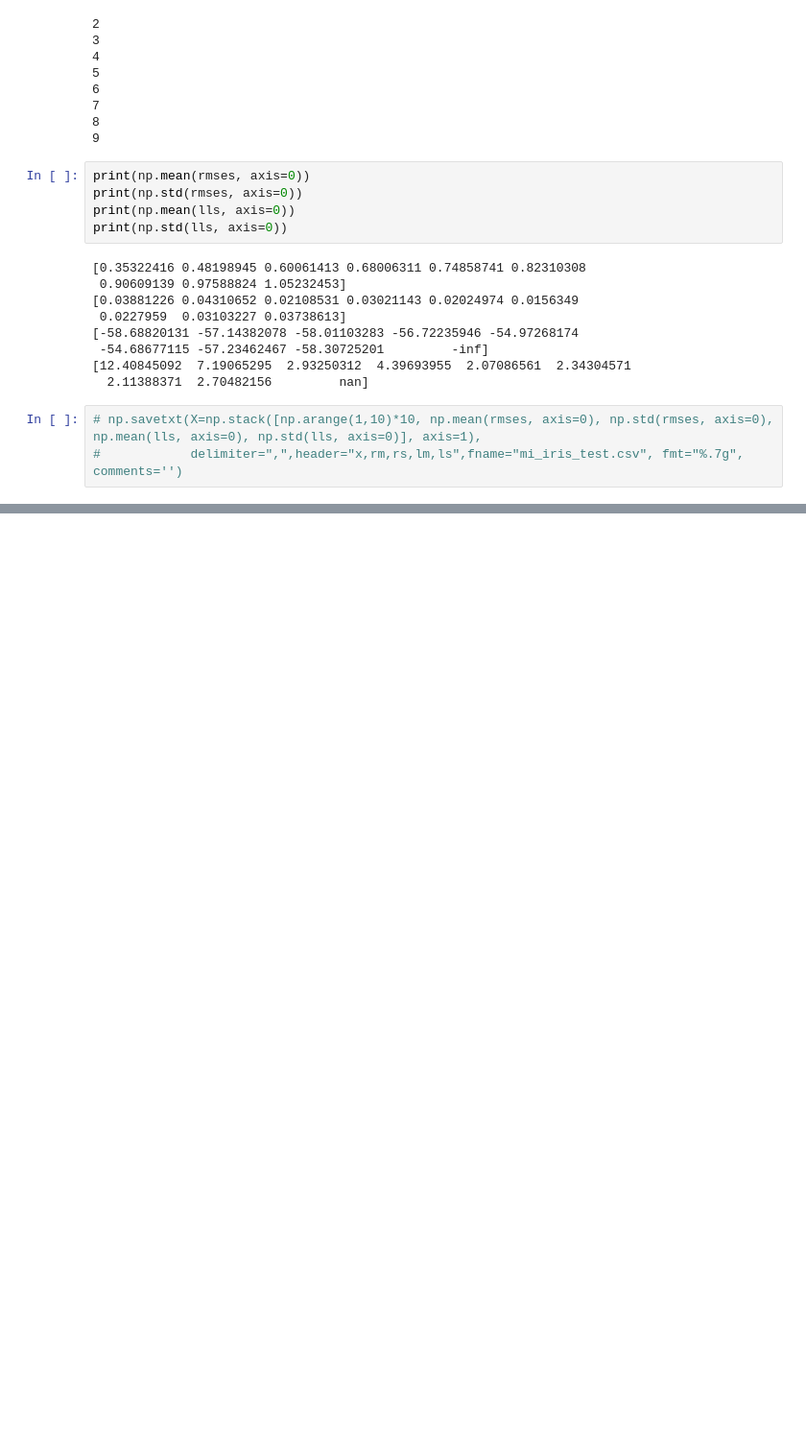
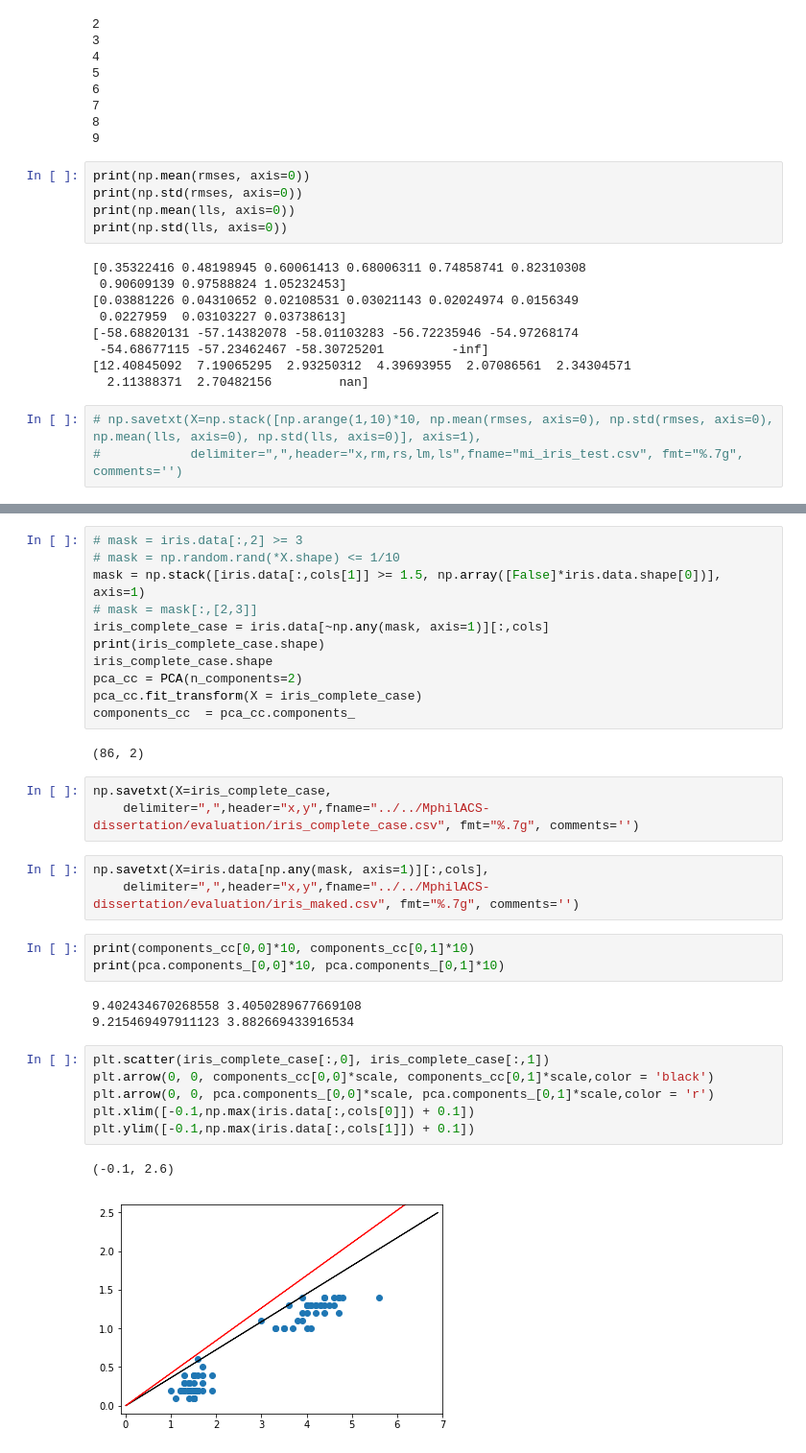
Before and after one commit to JamesAllingham/AutoImpute, a Jupyter notebook: investigations/Analyses for dissertation.ipynb, the cells around one changed output, grey strips where cells are left out. Shown at 96% size. Saved outputs shown, nothing was run; the diff lists cells and outputs as text; blank space fills up the shorter version.

```diff
--- a/investigations/Analyses for dissertation.ipynb
+++ b/investigations/Analyses for dissertation.ipynb
@@ -222,0 +271,34 @@ print(np.std(lls, axis=0))
+# %%
+# mask = iris.data[:,2] >= 3
+# mask = np.random.rand(*X.shape) <= 1/10
+mask = np.stack([iris.data[:,cols[1]] >= 1.5, np.array([False]*iris.data.shape[0])], axis=1)
+# mask = mask[:,[2,3]]
+iris_complete_case = iris.data[~np.any(mask, axis=1)][:,cols]
+print(iris_complete_case.shape)
+iris_complete_case.shape
+pca_cc = PCA(n_components=2)
+pca_cc.fit_transform(X = iris_complete_case)
+components_cc  = pca_cc.components_
+# %% [output]
+(86, 2)
+# %%
+np.savetxt(X=iris_complete_case,
+    delimiter=",",header="x,y",fname="../../MphilACS-dissertation/evaluation/iris_complete_case.csv", fmt="%.7g", comments='')
+# %%
+np.savetxt(X=iris.data[np.any(mask, axis=1)][:,cols],
+    delimiter=",",header="x,y",fname="../../MphilACS-dissertation/evaluation/iris_maked.csv", fmt="%.7g", comments='')
+# %%
+print(components_cc[0,0]*10, components_cc[0,1]*10)
+print(pca.components_[0,0]*10, pca.components_[0,1]*10)
+# %% [output]
+9.402434670268558 3.4050289677669108
+9.215469497911123 3.882669433916534
+# %%
+plt.scatter(iris_complete_case[:,0], iris_complete_case[:,1])
+plt.arrow(0, 0, components_cc[0,0]*scale, components_cc[0,1]*scale,color = 'black')
+plt.arrow(0, 0, pca.components_[0,0]*scale, pca.components_[0,1]*scale,color = 'r')
+plt.xlim([-0.1,np.max(iris.data[:,cols[0]]) + 0.1])
+plt.ylim([-0.1,np.max(iris.data[:,cols[1]]) + 0.1])
+# %% [output]
+(-0.1, 2.6)
+[figure, added]
```
Also changed, not shown: parts of 35 cells of this notebook, 1 other file.
